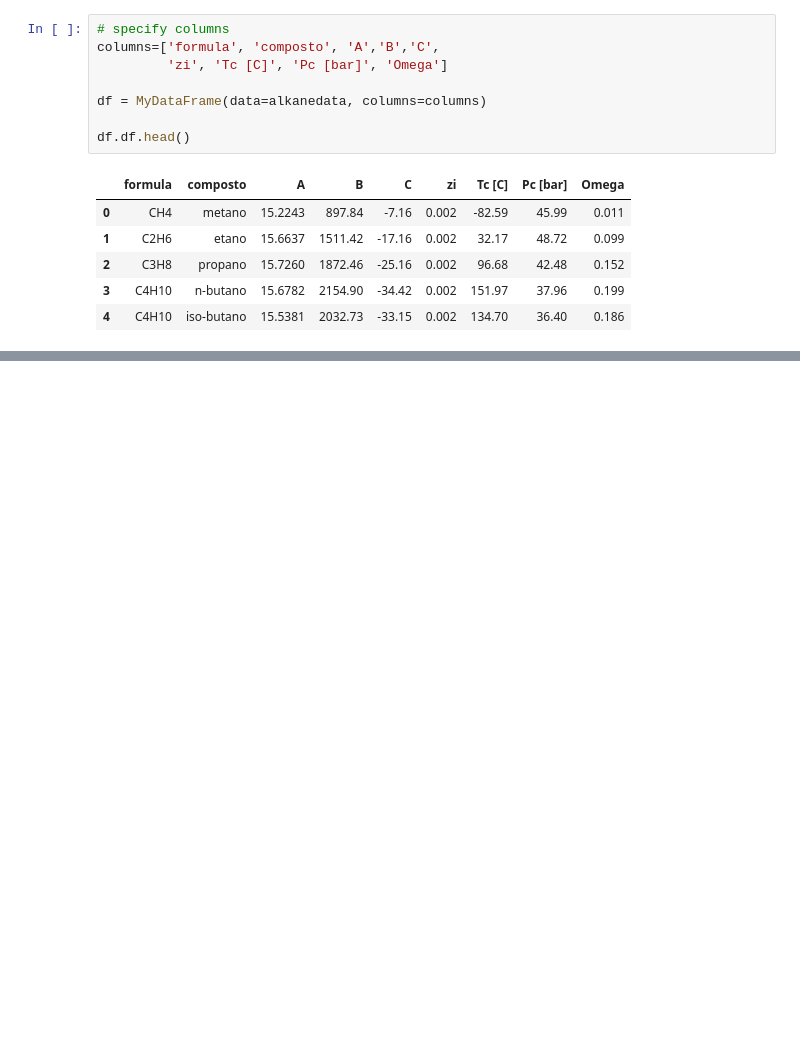
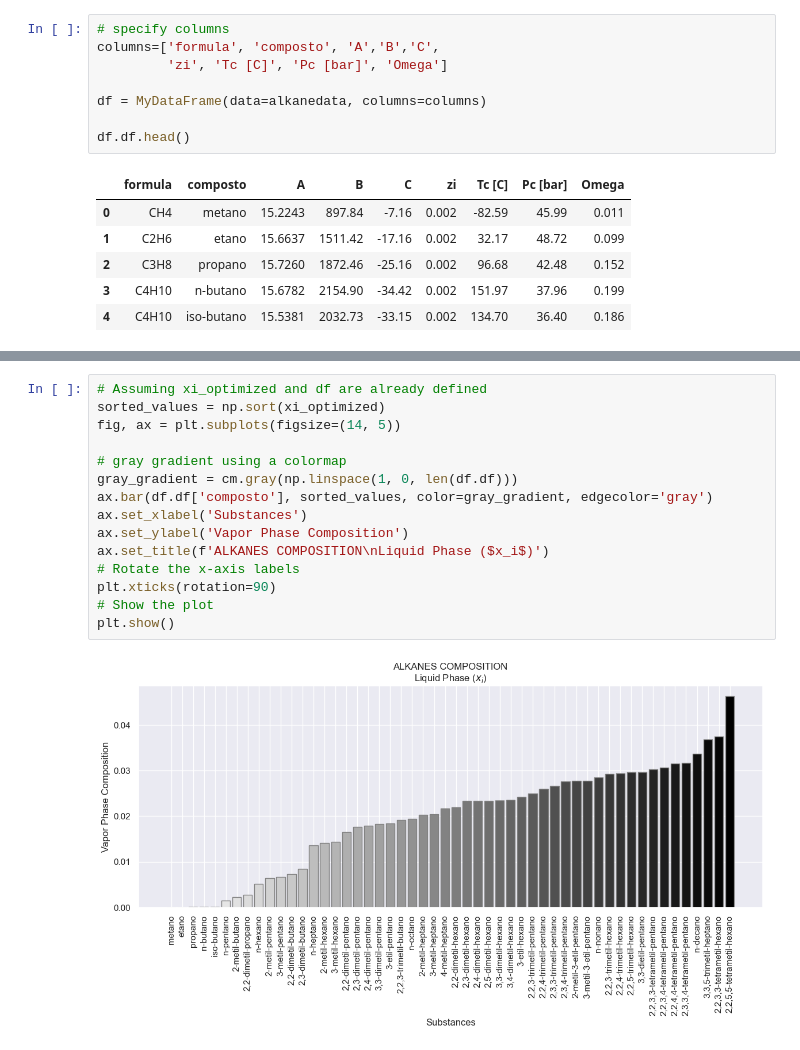
Before and after one commit to Gabriel-dotcom-code/Graduate_Courses, a Jupyter notebook: Thermodynamics/AlkanesFlash/Alkane_Flash.ipynb, the cells around one changed output, grey strips where cells are left out. Saved outputs shown, nothing was run; the diff lists cells and outputs as text; blank space fills up the shorter version.

```diff
--- a/Thermodynamics/AlkanesFlash/Alkane_Flash.ipynb
+++ b/Thermodynamics/AlkanesFlash/Alkane_Flash.ipynb
@@ -85,2 +270,19 @@ df.df.head()
+# %%
+# Assuming xi_optimized and df are already defined
+sorted_values = np.sort(xi_optimized)
+fig, ax = plt.subplots(figsize=(14, 5))
+
+# gray gradient using a colormap
+gray_gradient = cm.gray(np.linspace(1, 0, len(df.df)))
+ax.bar(df.df['composto'], sorted_values, color=gray_gradient, edgecolor='gray')
+ax.set_xlabel('Substances')
+ax.set_ylabel('Vapor Phase Composition')
+ax.set_title(f'ALKANES COMPOSITION\nLiquid Phase ($x_i$)')
+# Rotate the x-axis labels
+plt.xticks(rotation=90)
+# Show the plot
+plt.show()
+# %% [output]
+[figure, added]
 # %%
 # solving the bubble point temperature
```
Also changed, not shown: parts of 23 cells of this notebook.
